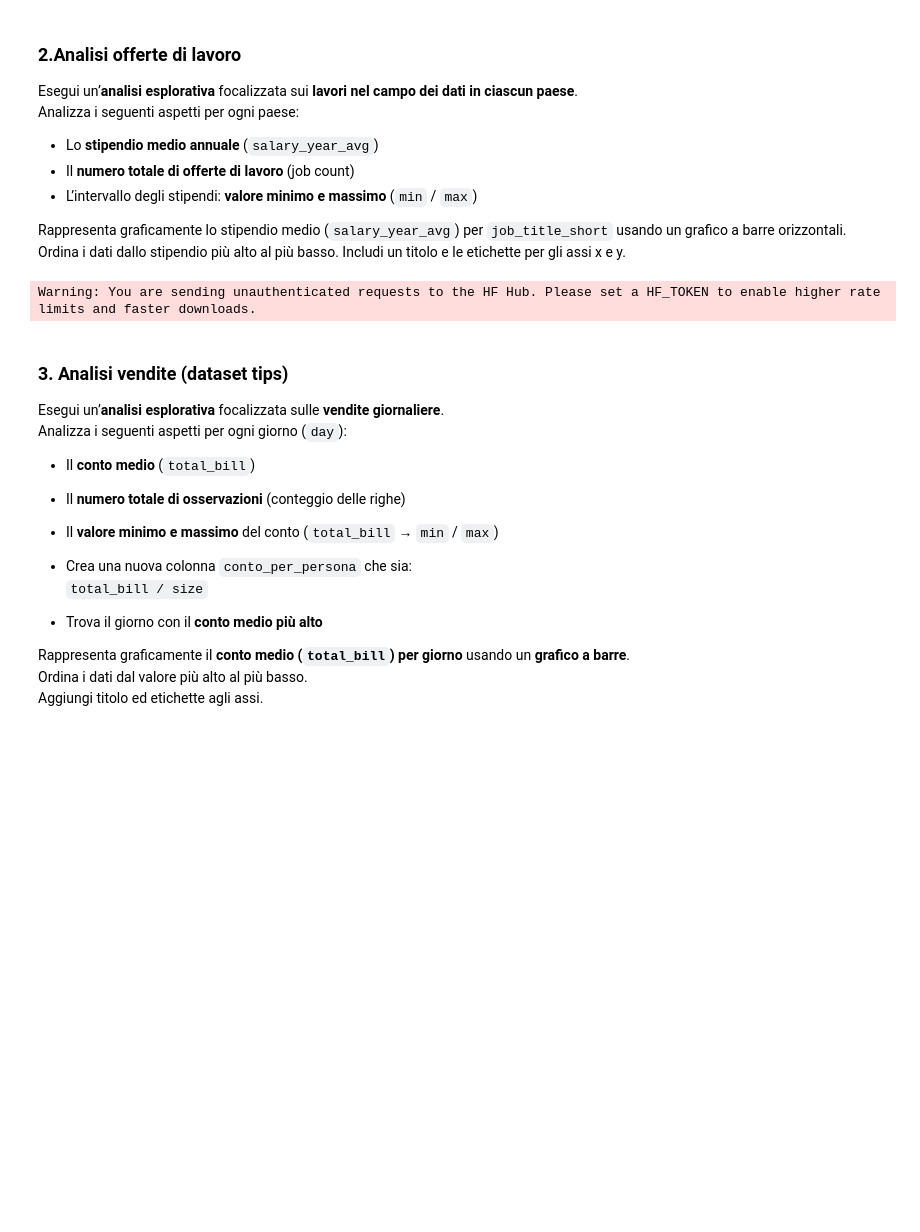
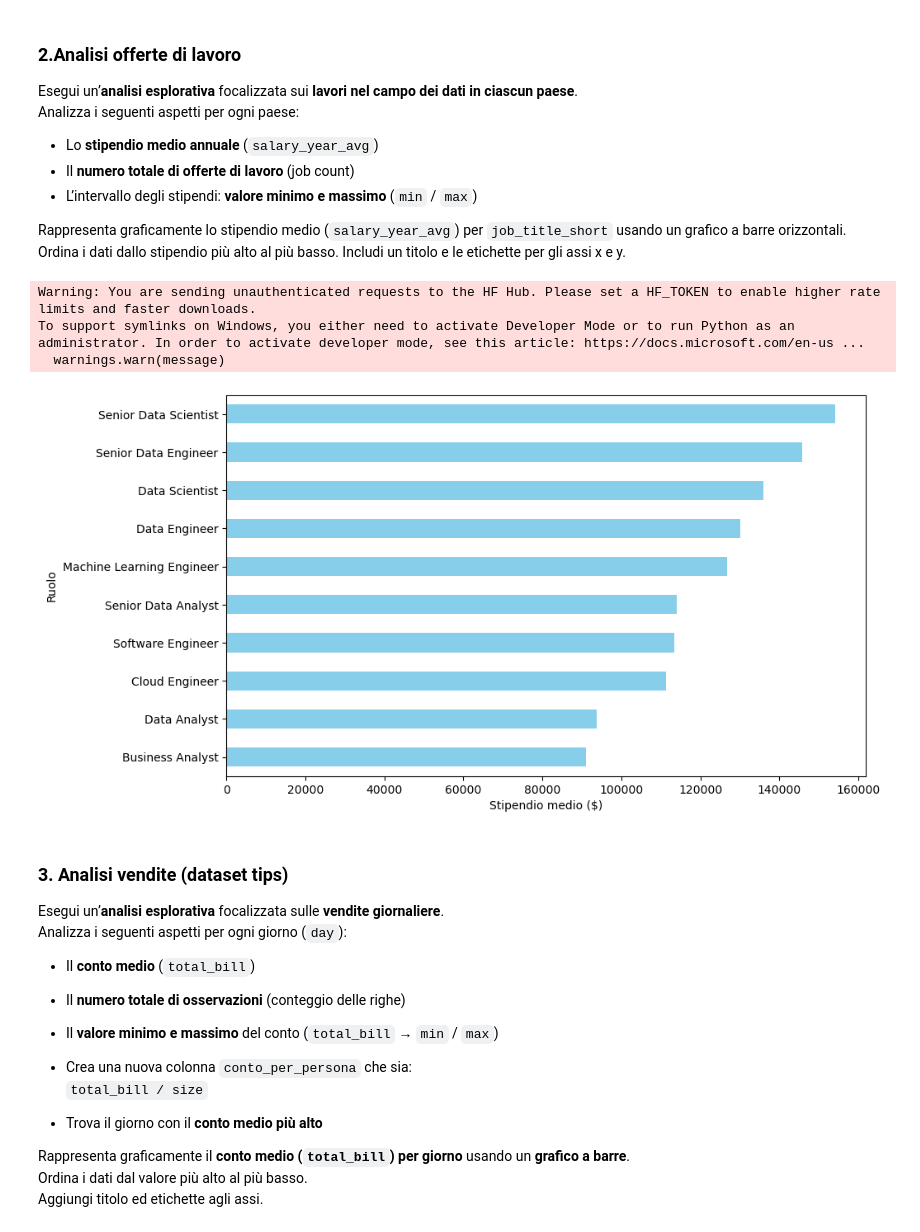
Before and after one commit to fbedeschi/laboratorio2_programmazione, a Jupyter notebook: 3.5_Esercizi_lez_3.ipynb, the cells around one changed output. Saved outputs shown, nothing was run; the diff lists cells and outputs as text; code cells hidden in the pictures; blank space fills up the shorter version.

```diff
--- a/3.5_Esercizi_lez_3.ipynb
+++ b/3.5_Esercizi_lez_3.ipynb
@@ -57,13 +87,25 @@ Rappresenta graficamente lo stipendio medio (`salary_year_avg`) per `job_title_s
 # %%
 import pandas as pd
 from datasets import load_dataset
 
 dataset = load_dataset('lukebarousse/data_jobs')
 df = dataset['train'].to_pandas()
 
 df['job_posted_date'] = pd.to_datetime(df['job_posted_date'])
+
+analisi_paesi = df.groupby('job_country')['salary_year_avg'].agg(['mean', 'count', 'min', 'max'])
+stipendi_ruoli = df.groupby('job_title_short')['salary_year_avg'].mean().sort_values(ascending=True)
+
+plt.figure(figsize=(10, 6))
+stipendi_ruoli.plot(kind='barh', color='skyblue')
+plt.xlabel('Stipendio medio ($)')
+plt.ylabel('Ruolo')
+plt.show()
 # %% [output]
 Warning: You are sending unauthenticated requests to the HF Hub. Please set a HF_TOKEN to enable higher rate limits and faster downloads.
+To support symlinks on Windows, you either need to activate Developer Mode or to run Python as an administrator. In order to activate developer mode, see this article: https://docs.microsoft.com/en-us ...
+  warnings.warn(message)
+[figure, added]
 # %% [markdown]
 ### **3. Analisi vendite (dataset tips)**
 
```
Also changed, not shown: parts of 2 cells of this notebook.
